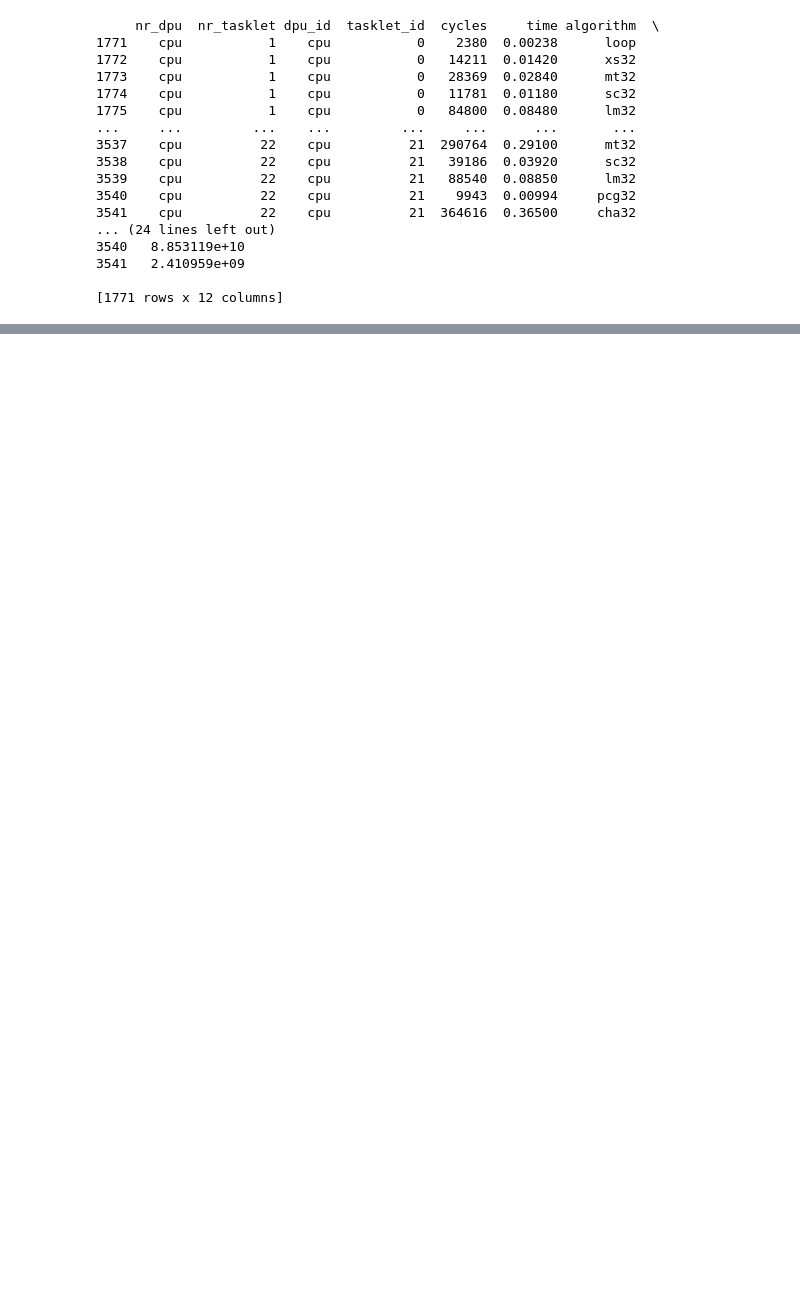
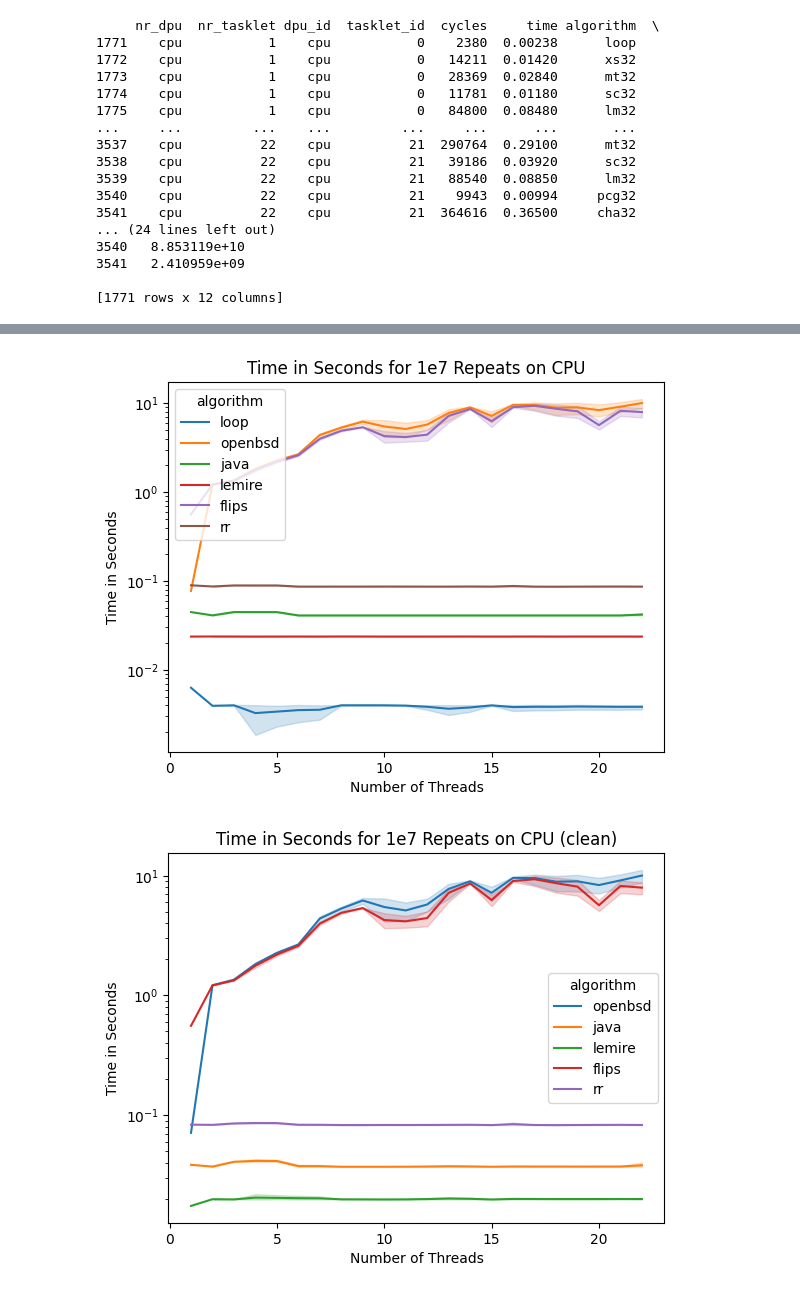
Before and after one commit to lukasgeis/upmem-rng, a Jupyter notebook: eval.ipynb, the cells around one changed output, grey strips where cells are left out. Drawn from its saved outputs; the diff is of its cells as text; code cells hidden in the pictures; blank space fills up the shorter version.

```diff
--- a/eval.ipynb
+++ b/eval.ipynb
@@ -237,0 +227,5 @@ plot_speedup()
+# %%
+plot_cpu_rng()
+# %% [output]
+[figure, added]
+[figure, added]
```
Also changed, not shown: parts of 12 cells of this notebook.
